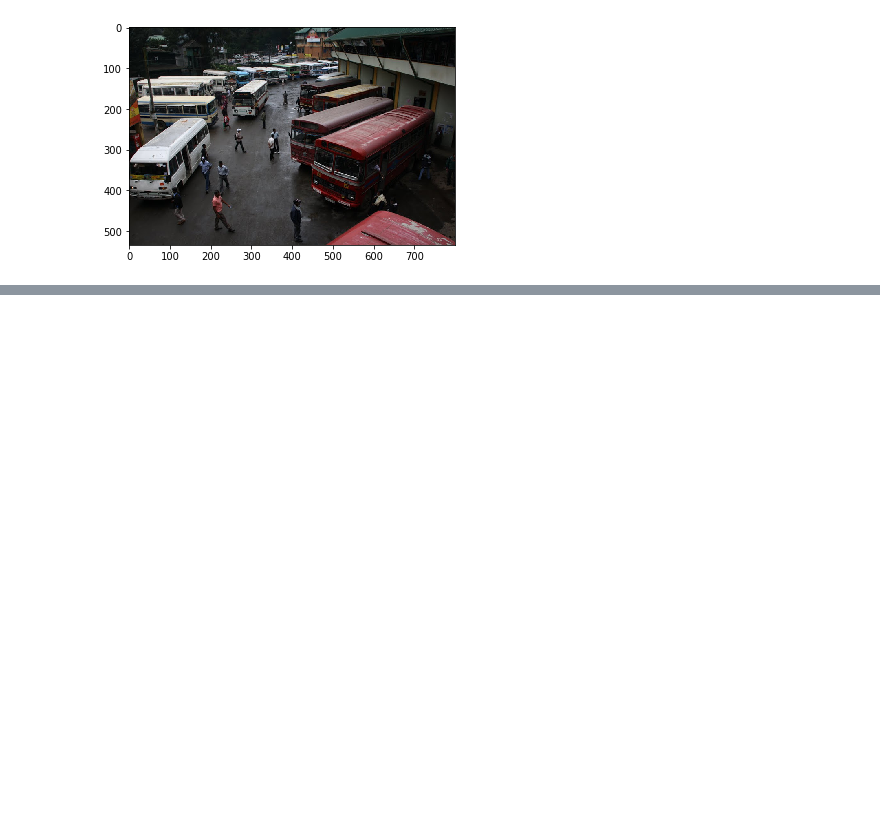
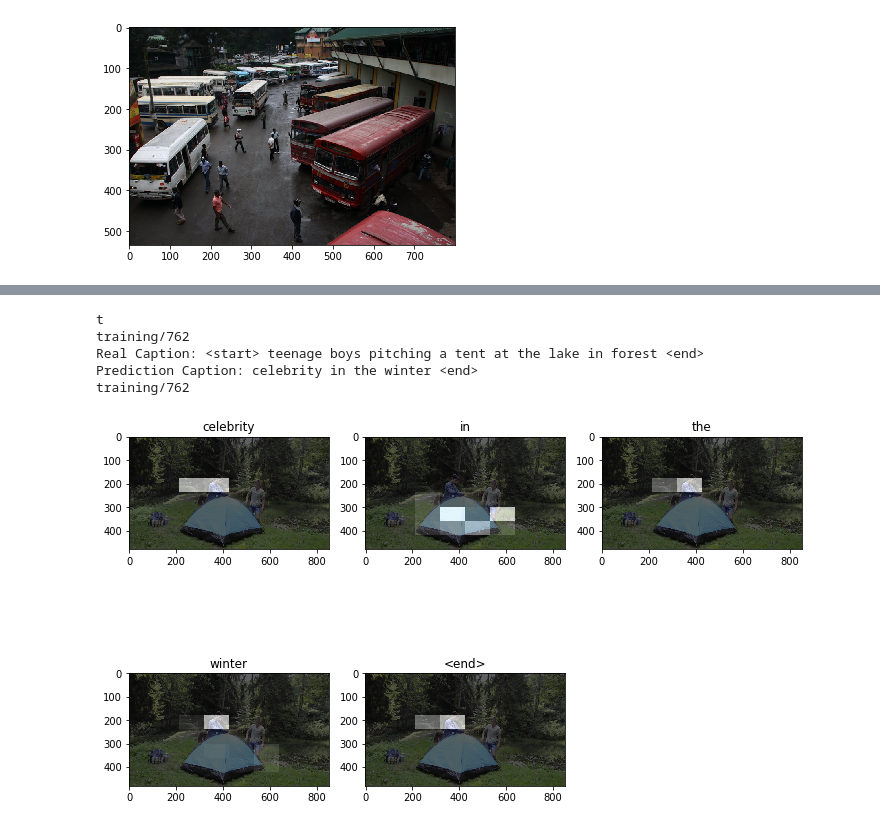
Before and after one commit to sbrito/alt-text-net, a Jupyter notebook: Data Exploration.ipynb, the cells around one changed output, grey strips where cells are left out. Drawn from its saved outputs; the diff is of its cells as text; code cells hidden in the pictures; blank space fills up the shorter version.

```diff
--- a/Data Exploration.ipynb
+++ b/Data Exploration.ipynb
@@ -40,0 +252,3 @@ plt.imshow(img)
+# %%
+tokenizer.word_index['<pad>'] = 0
+tokenizer.index_word[0] = '<pad>'
@@ -40,0 +407,3 @@ plt.imshow(img)
+# %%
+encoder = CNN_Encoder(embedding_dim)
+decoder = RNN_Decoder(embedding_dim, units, vocab_size)
@@ -40,0 +522,7 @@ plt.imshow(img)
+# %%
+def load_image_local(image_path):
+    img = tf.io.read_file(image_path)
+    img = tf.image.decode_jpeg(img, channels=3)
+    img = tf.image.resize(img, (299, 299))
+    img = tf.keras.applications.inception_v3.preprocess_input(img)
+    return img, image_path
@@ -40,0 +563,35 @@ plt.imshow(img)
+# %%
+def plot_attention(image, result, attention_plot,from_bucket=True):
+    temp_image = np.array(read_image_from_s3(image)) if from_bucket else np.array(Image.open(image))
+
+    fig = plt.figure(figsize=(10, 10))
+
+    len_result = len(result)
+    for i in range(len_result):
+        temp_att = np.resize(attention_plot[i], (8, 8))
+        grid_size = max(np.ceil(len_result/2), 2)
+        ax = fig.add_subplot(grid_size, grid_size, i+1)
+        ax.set_title(result[i])
+        img = ax.imshow(temp_image)
+        ax.imshow(temp_att, cmap='gray', alpha=0.6, extent=img.get_extent())
+
+    plt.tight_layout()
+    plt.show()
+# %%
+# captions on the validation set
+rid = np.random.randint(0, len(img_name_val))
+image = img_name_val[rid]
+real_caption = ' '.join([tokenizer.index_word[i]
+                        for i in cap_val[rid] if i not in [0]])
+result, attention_plot = evaluate(image)
+
+print('Real Caption:', real_caption)
+print('Prediction Caption:', ' '.join(result))
+plot_attention(image, result, attention_plot)
+# %% [output]
+t
+training/762
+Real Caption: <start> teenage boys pitching a tent at the lake in forest <end>
+Prediction Caption: celebrity in the winter <end>
+training/762
+[figure, added]
```
Also changed, not shown: parts of 38 cells of this notebook.
